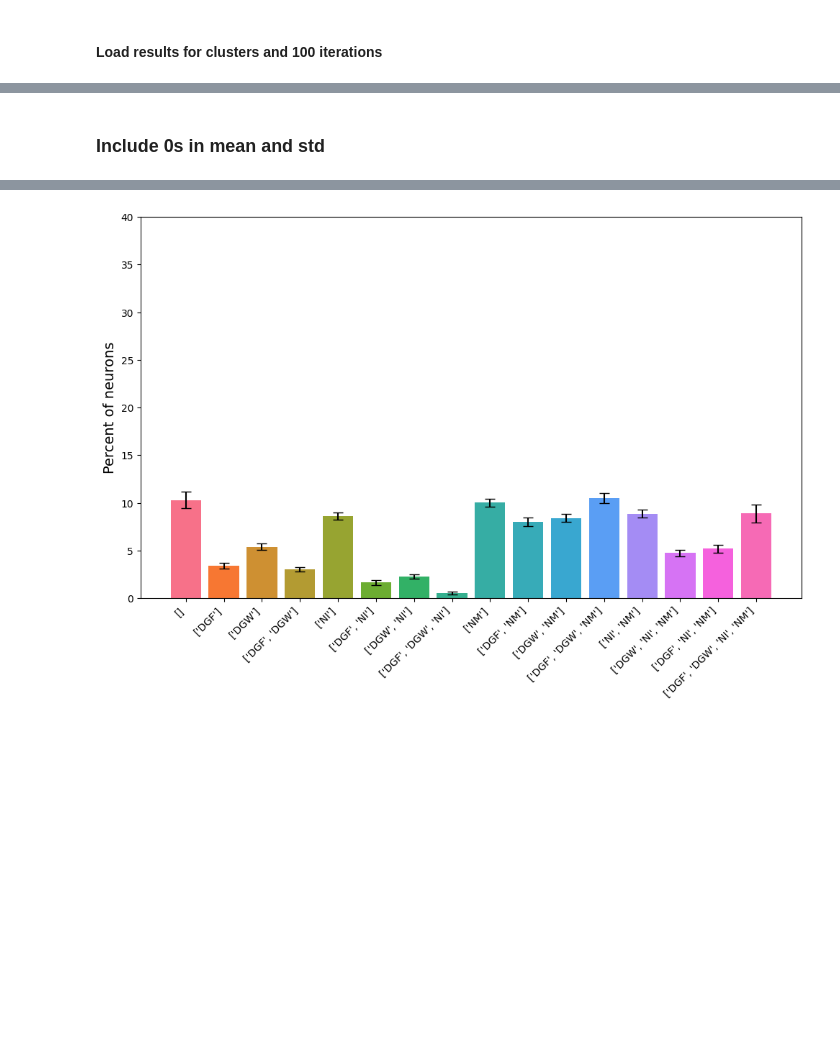
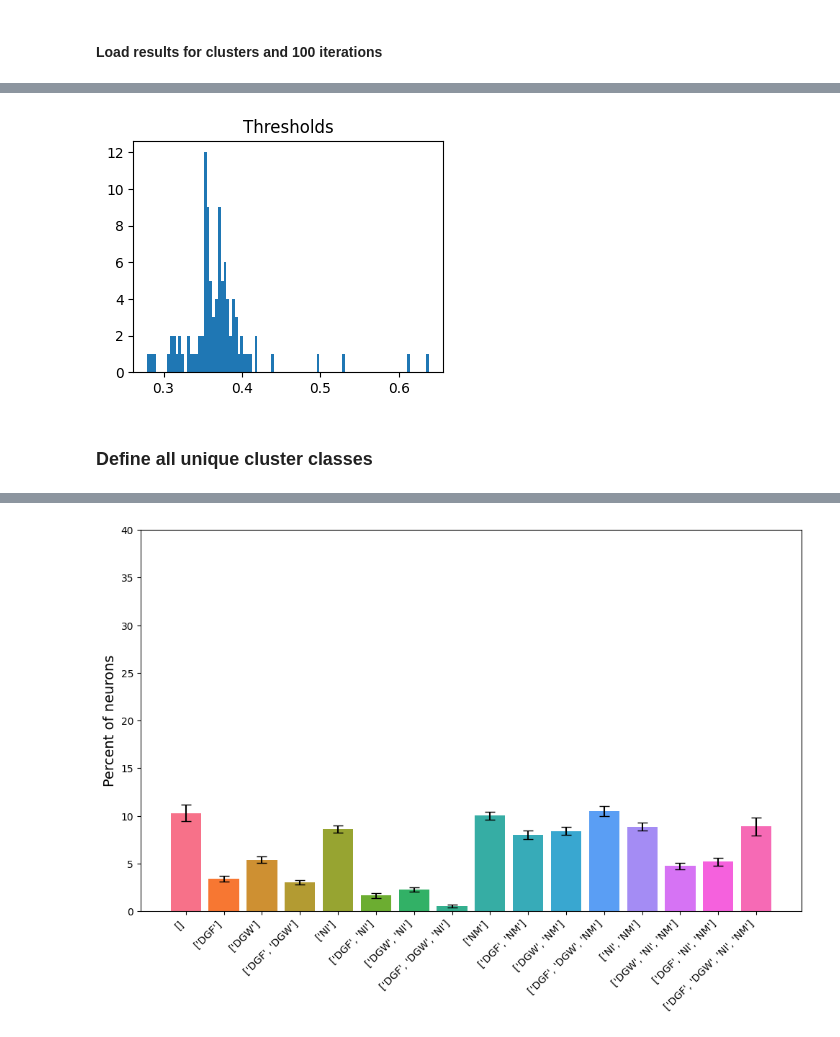
Before and after one commit to sherafatia/v1dd-public, a Jupyter notebook: notebooks/v1dd_figure4.ipynb, the cells around one changed output, grey strips where cells are left out. Drawn from its saved outputs; the diff is of its cells as text; code cells hidden in the pictures; blank space fills up the shorter version.

```diff
--- a/notebooks/v1dd_figure4.ipynb
+++ b/notebooks/v1dd_figure4.ipynb
@@ -95,18 +103,18 @@ for j in range(7):
 # %% [markdown]
 ### GMM Clustering
 # %%
-res2 = ['frac_resp_full',
-        'frac_resp_windowed',
+res2 = ['frac_resp_dgf',
+        'frac_resp_dgw',
         'frac_res_to_ns118',
-        'frac_resp_natural_movie'
+        'frac_resp_nm'
        ]
 features = cell_info[res2]
 
 features.rename(columns = {
-       'frac_resp_full':'DGF',
-       'frac_resp_windowed':'DGW',
+       'frac_resp_dgf':'DGF',
+       'frac_resp_dgw':'DGW',
        'frac_res_to_ns118':'NI',
-       'frac_resp_natural_movie':'NM'},
+       'frac_resp_nm':'NM'},
         inplace = True)
 
 all_features = [features[f] for f in features.columns.tolist()]
@@ -435,20 +433,22 @@ all_final_cluster_classes[0]
  ['DGF', 'DGW', 'NI', 'NM']]
 # %%
-# thresholds = []
+thresholds = []
 
-# for init in range(100):
-#     mean_reliab_in_clusters = all_mean_reliab_in_clusters_sorted[init]
-#     cluster_with_lowest_mean = 0 # it is already sorted
-#     threshold2 = np.max(mean_reliab_in_clusters[cluster_with_lowest_mean,:]) +\
-#         np.std(mean_reliab_in_clusters[cluster_with_lowest_mean,:])
-#     thresholds.append(threshold2)
+for init in range(100):
+    mean_reliab_in_clusters = all_mean_reliab_in_clusters_sorted[init]
+    cluster_with_lowest_mean = 0 # it is already sorted
+    threshold2 = np.max(mean_reliab_in_clusters[cluster_with_lowest_mean,:]) +\
+        np.std(mean_reliab_in_clusters[cluster_with_lowest_mean,:])
+    thresholds.append(threshold2)
 
-# plt.figure(figsize=((4,3)))
-# plt.hist(thresholds, 100)
-# plt.title('Thresholds')
-# plt.show()
+plt.figure(figsize=((4,3)))
+plt.hist(thresholds, 100)
+plt.title('Thresholds')
+plt.show()
+# %% [output]
+[figure, added]
-# %% [markdown]
-### Include 0s in mean and std
+# %% [markdown]
+### Define all unique cluster classes
 # %%
 ordered_clusters = [
     [],
```
Also changed, not shown: parts of 35 cells of this notebook.
